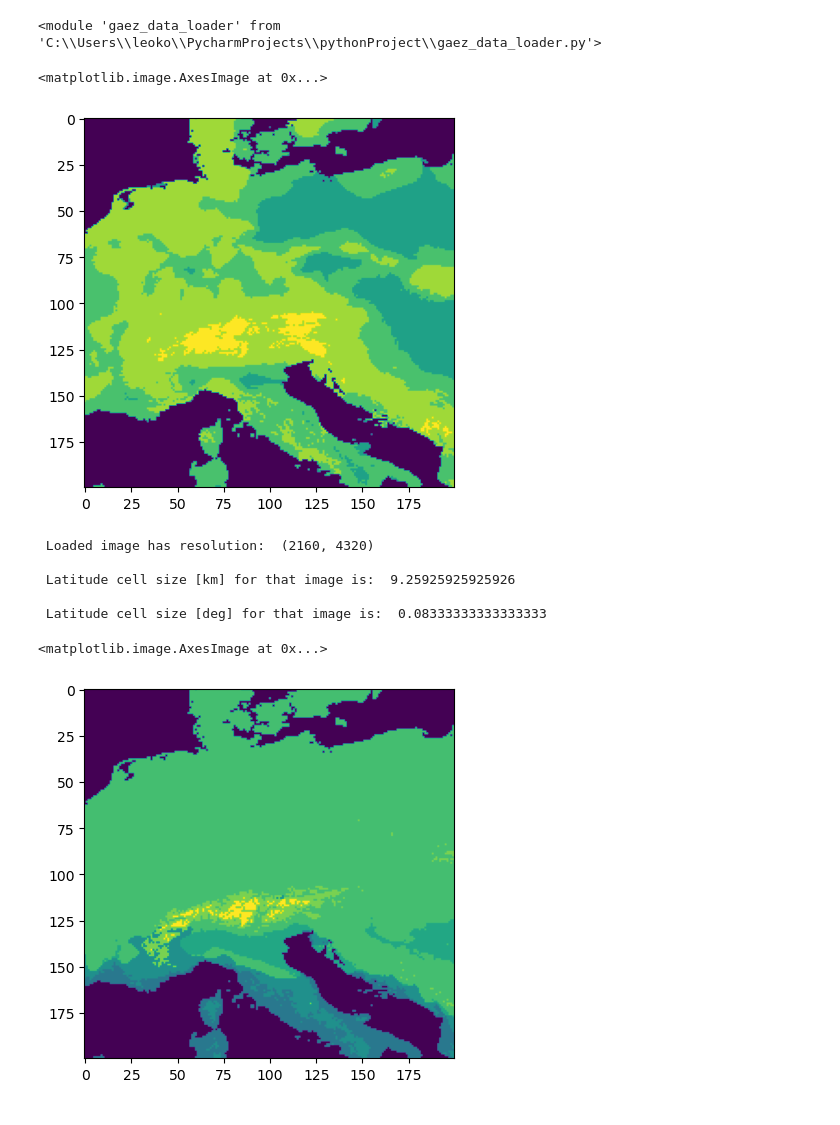
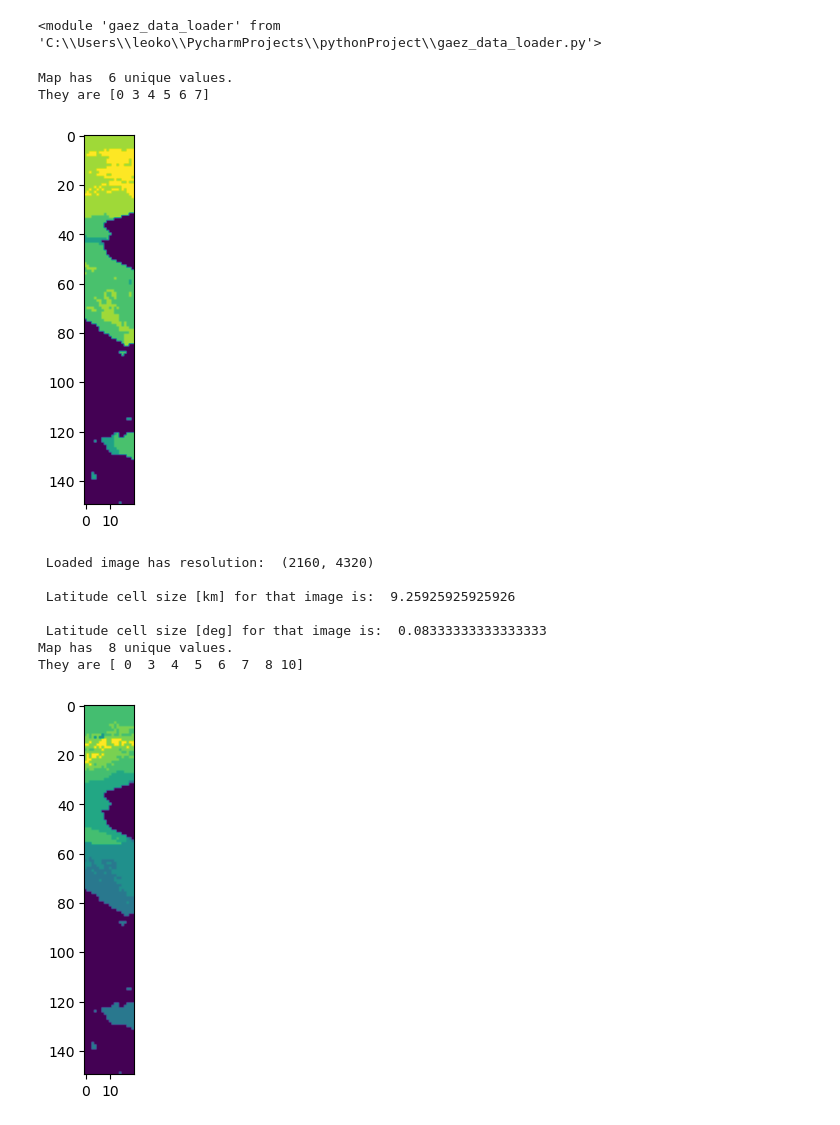
Before and after one commit to LeoKonzett/csh-vienna-abm, a Jupyter notebook: cluster_environment.ipynb, the cells around one changed output. Drawn from its saved outputs; the diff is of its cells as text; code cells hidden in the pictures.

```diff
--- a/cluster_environment.ipynb
+++ b/cluster_environment.ipynb
@@ -17,19 +17,24 @@ importlib.reload(gaez_data_loader)
 # %%
 # Load Moisture regime data
 data_dir = r"C:\Users\leoko\Documents\Vienna_CSH\gaez_v4_data"
 fn = "Gaez_Moisture_Regime_Class.tif"
 
 gaez_data = gaez_data_loader.GlobalAezV4()
 gaez_data.load(os.path.join(data_dir, fn), idx=0, verbose=False)
-gaez_data.set_woi(r0=400, c0=2200, n_rows=200, n_cols=200) # crop europe
+gaez_data.set_woi(r0=500, c0=2300, n_rows=150, n_cols=20) # crop europe  150 before
 # gaez_data.get_distance_matrix(verbose=True) # load distance matrix
 
 moisture_data = np.copy(gaez_data._array)
 
 plt.imshow(moisture_data) # visualize
+
+print("Map has ", np.unique(gaez_data._array).size, "unique values.")
+
+print("They are", np.unique(gaez_data._array))
 # %% [output]
-<matplotlib.image.AxesImage at 0x...>
+Map has  6 unique values.
+They are [0 3 4 5 6 7]
-[figure, old version]
+[figure, new version]
 # %%
 # Load Thermal regime data
 data_dir = r"C:\Users\leoko\Documents\Vienna_CSH\gaez_v4_data"
@@ -37,20 +42,25 @@ fn = "Gaez_Thermal_Regime_Class.tif"
 
 gaez_data = gaez_data_loader.GlobalAezV4()
 gaez_data.load(os.path.join(data_dir, fn), idx=0, verbose=True)
-gaez_data.set_woi(r0=400, c0=2200, n_rows=200, n_cols=200) # crop europe
+gaez_data.set_woi(r0=500, c0=2300, n_rows=150, n_cols=20) # crop europe
 # gaez_data.get_distance_matrix(verbose=True) # load distance matrix
 
 temp_data = np.copy(gaez_data._array)
 
 plt.imshow(temp_data) # visualize
+
+print("Map has ", np.unique(gaez_data._array).size, "unique values.")
+
+print("They are", np.unique(gaez_data._array))
 # %% [output]
  Loaded image has resolution:  (2160, 4320)
 
  Latitude cell size [km] for that image is:  9.25925925925926
 
  Latitude cell size [deg] for that image is:  0.08333333333333333
+Map has  8 unique values.
+They are [ 0  3  4  5  6  7  8 10]
-<matplotlib.image.AxesImage at 0x...>
-[figure, old version]
+[figure, new version]
 # %%
 # Load Soil Data
 data_dir = r"C:\Users\leoko\Documents\Vienna_CSH\gaez_v4_data"
```
Also changed, not shown: parts of 10 cells of this notebook, 1 other file.
